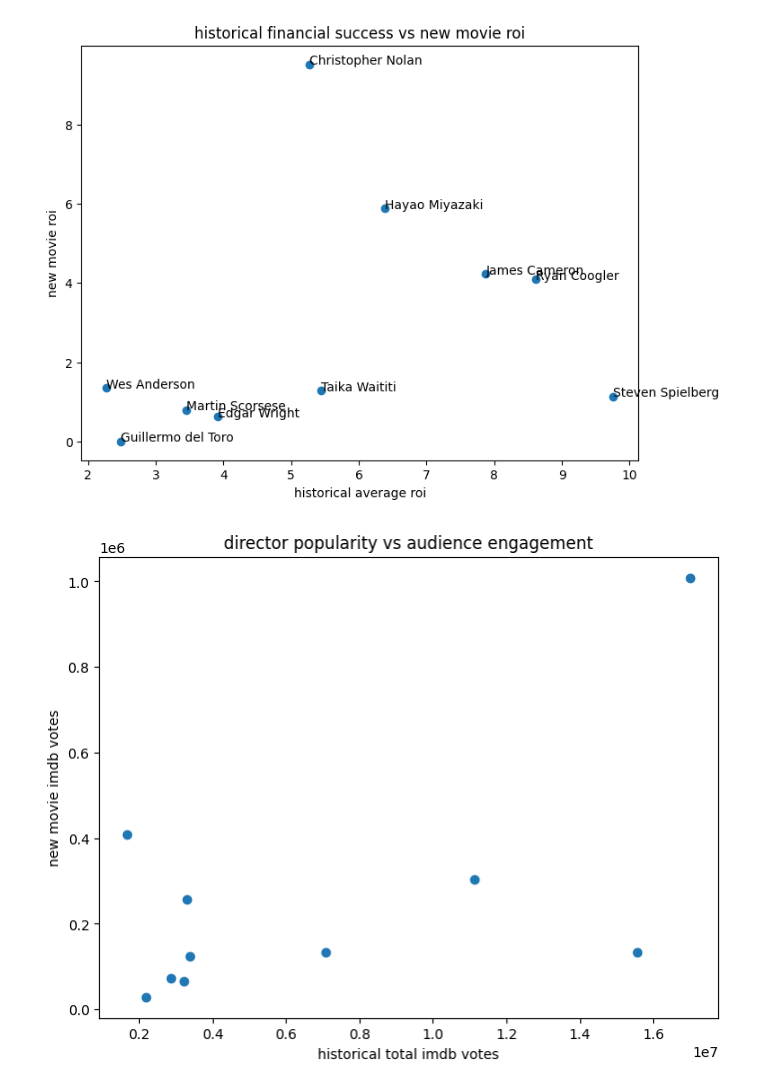
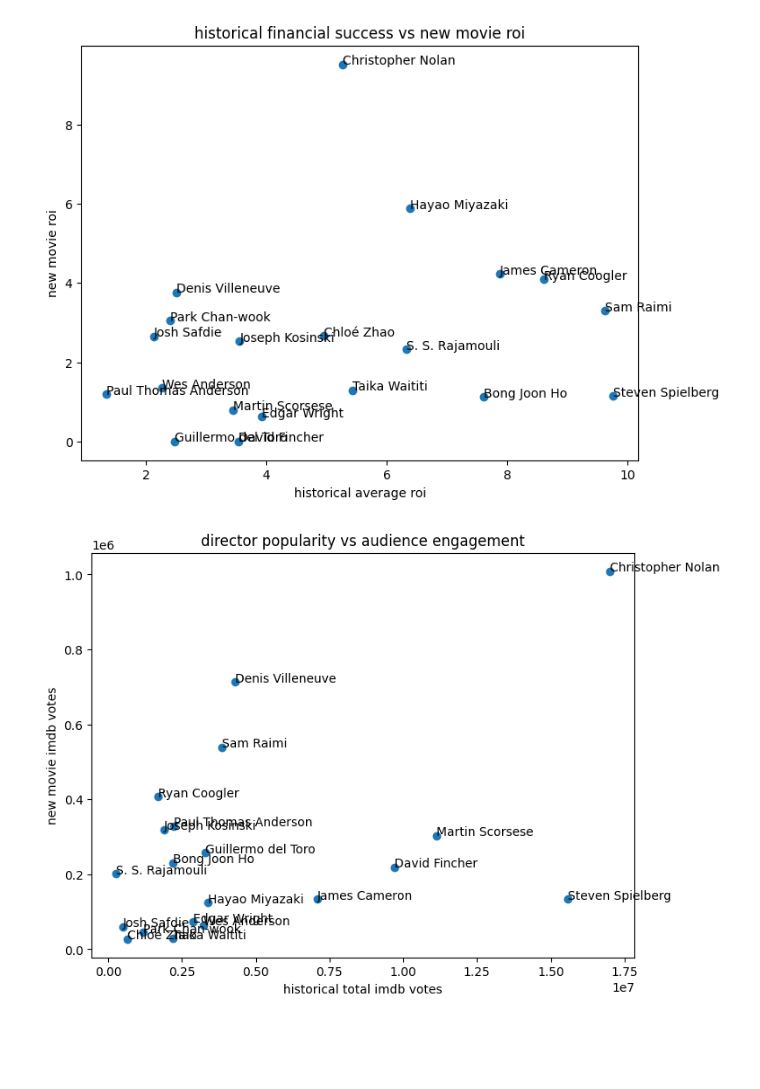
Before and after one commit to Babayaga069/ds_project, a Jupyter notebook: Questions/Q4/Q4_analyze.ipynb, the cells around one changed output. Saved outputs shown, nothing was run; the diff lists cells and outputs as text; code cells hidden in the pictures; blank space fills up the shorter version.

```diff
--- a/Questions/Q4/Q4_analyze.ipynb
+++ b/Questions/Q4/Q4_analyze.ipynb
@@ -6,13 +9,13 @@ import ast
 # %%
 directors = pd.read_csv('director_list.csv')
 
-print(directors.head())
+#print(directors.head())
 
 results = []
 
-for i in range(0,10):
+for i in range(len(directors)):
 
-    df = pd.read_csv(f"director_{i+1}.csv")
+    df = pd.read_csv(f"director_{i}.csv")
 
     # sort movies by year
     df = df.sort_values('release_year')
@@ -32,7 +35,6 @@ for i in range(0,10):
     new_roi = latest['revenue']/latest['budget']
     new_revenue = latest['revenue']
     new_votes = latest['imdb_vote_count']
-    print(directors['name'][i])
 
     results.append({
         'director' : directors['name'][i],
@@ -47,7 +49,7 @@ for i in range(0,10):
     })
 
 analysis_df = pd.DataFrame(results)
-
+print(analysis_df)
 corr = analysis_df.corr(numeric_only=True)
-print(corr)
+#print(corr)
 # %% [output]
@@ -105,16 +107,23 @@ plt.title('historical financial success vs new movie roi')
 
 plt.show()
 # %% [output]
-[figure, old version]
+[figure, new version]
 # %%
 plt.figure(figsize=(8,6))
 
 plt.scatter(analysis_df['hist_total_votes'], analysis_df['new_votes'])
+for i, director in enumerate(analysis_df['director']):
+    plt.text(
+        analysis_df['hist_total_votes'][i],
+        analysis_df['new_votes'][i],
+        director
+    )
+
 
 plt.xlabel('historical total imdb votes')
 plt.ylabel('new movie imdb votes')
 plt.title('director popularity vs audience engagement')
 
 plt.show()
 # %% [output]
-[figure, old version]
+[figure, new version]
```
Also changed, not shown: parts of 15 cells of this notebook, 24 other files.
